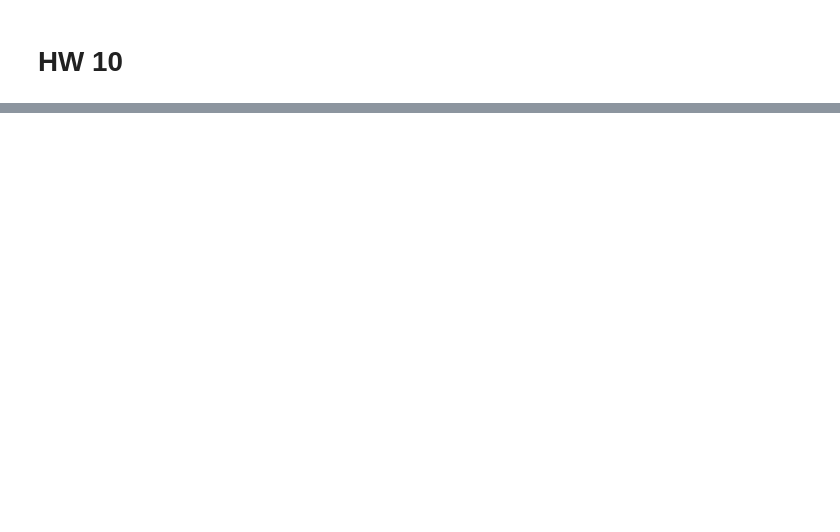
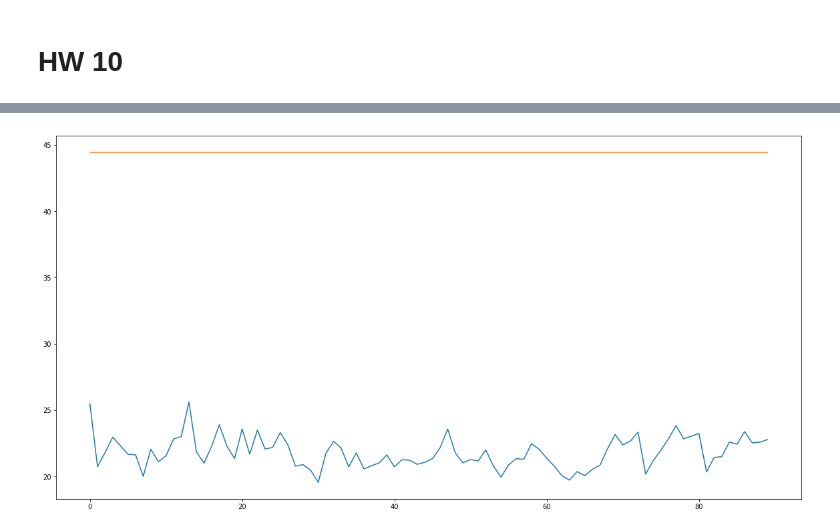
Before and after one commit to keiikegami/BayesHW9-10, a Jupyter notebook: HW8, HW9 and HW10.ipynb, the cells around one changed output, grey strips where cells are left out. Saved outputs shown, nothing was run; the diff lists cells and outputs as text; code cells hidden in the pictures; blank space fills up the shorter version.

```diff
--- a/HW8, HW9 and HW10.ipynb
+++ b/HW8, HW9 and HW10.ipynb
@@ -214,12 +214,12 @@ plt.show()
 # %%
 np.random.seed(1)
 # prepare
-vy = pd.read_csv("sv_simdata.csv").values[0][1:]
+vy = pd.read_csv("sv_simdata10.csv").values[0][1:]
 nT = vy.shape[0]
 vy = np.array([np.log(i**2) for i in vy])
-nsim = 5000
+nsim = 100
 nburn = 1000
-dC0 = 10
+dC0 = 2
 
 # priors
 ## mu
@@ -322,7 +325,9 @@ plt.show()
 # %%
-truesig = np.ones(nsim)*0.15**2
+truesig = np.ones(nsim)/0.15**2
 plt.figure(figsize=(20, 10))
-plt.plot(truesig)
-plt.plot(vsig2)
+plt.plot(vsig2[10:])
+plt.plot(truesig[10:])
 plt.show()
+# %% [output]
+[figure, added]
 # %%
```
Also changed, not shown: parts of 8 cells of this notebook, 4 other files.
